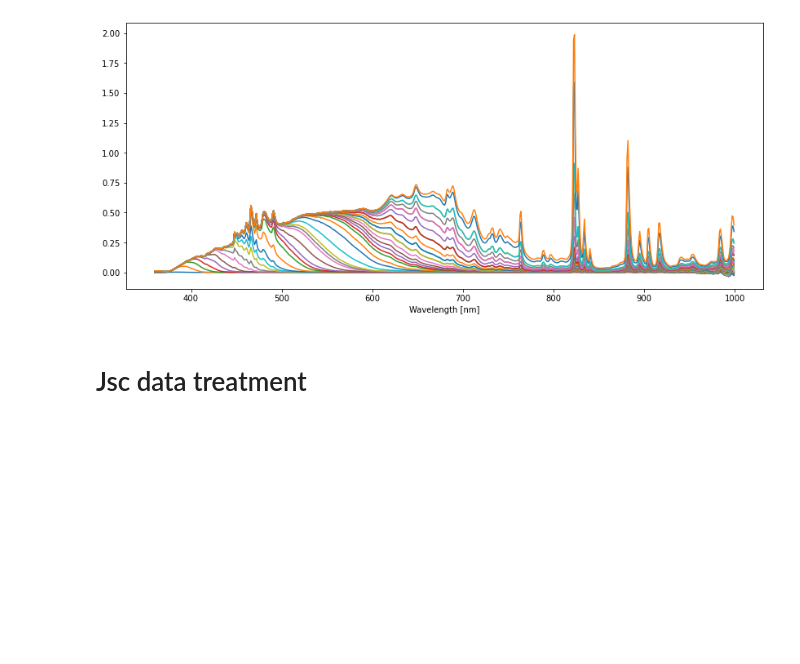
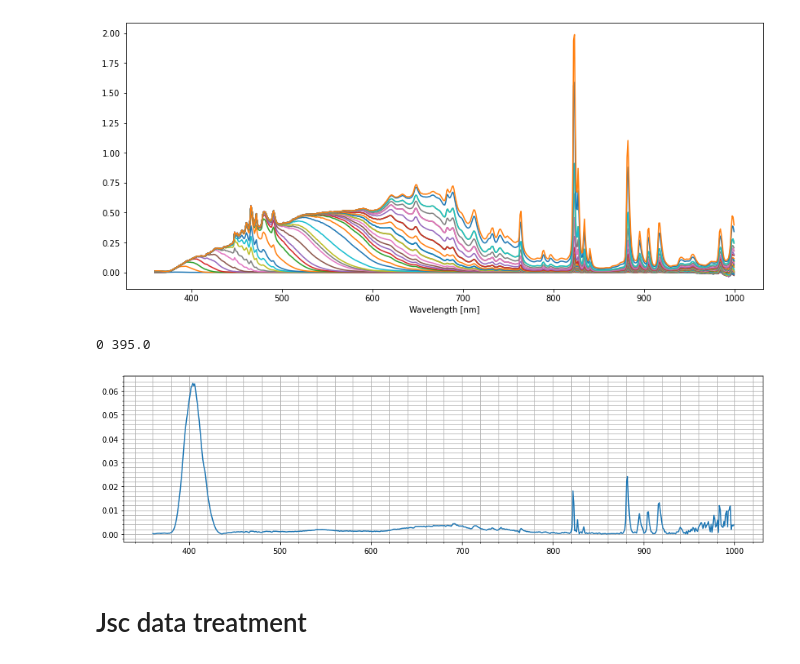
Before and after one commit to mcasademont9/SOLS-EQE, a Jupyter notebook: TheDefinitiveTry/First_Version.ipynb, the cells around one changed output. Saved outputs shown, nothing was run; the diff lists cells and outputs as text; code cells hidden in the pictures; blank space fills up the shorter version.

```diff
--- a/TheDefinitiveTry/First_Version.ipynb
+++ b/TheDefinitiveTry/First_Version.ipynb
@@ -546,3 +546,14 @@ c_matrix_plotter(c_matrix_BS, c_matrix_wl)
 # %% [output]
 [figure]
 [figure]
+# %%
+i=0
+print(i, BS_measure_megaarray[i,0,0])
+fig, ax = plt.subplots(figsize=(15,4))
+ax.plot(c_matrix_wl, abs(c_matrix_RS[i+1,:]-c_matrix_RS[i,:]))
+ax.tick_params(axis='x', which='minor',  bottom=True)
+plt.minorticks_on()
+plt.grid(which='both')
+# %% [output]
+0 395.0
+[figure, added]
```
Also changed, not shown: parts of 1 cell of this notebook, 12 other files.
